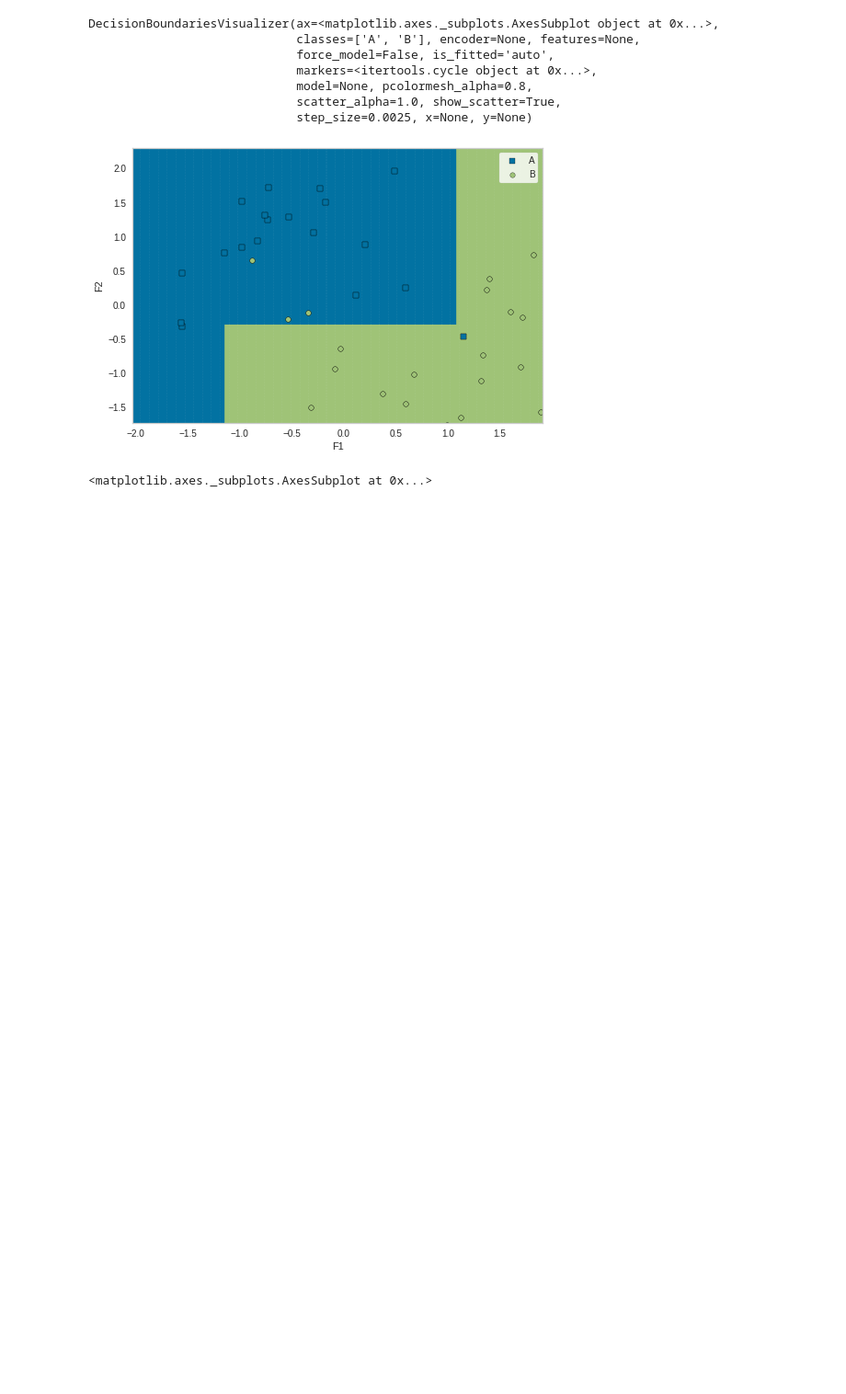
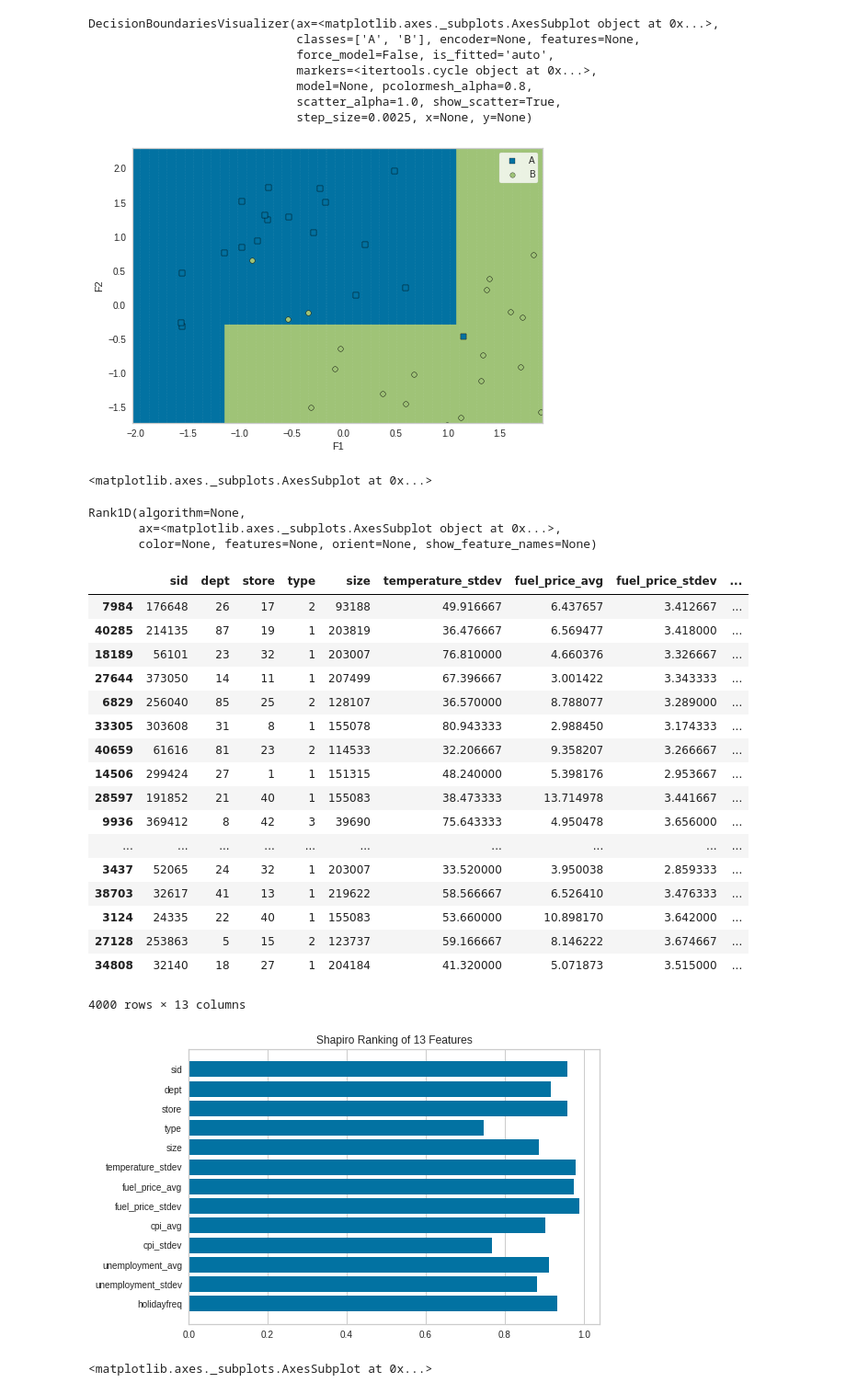
Before and after one commit to maropu/jupyterlab-dockerfile, a Jupyter notebook: examples/yellowbrick.ipynb, the cells around one changed output. Shown: that part at 92% size. Saved outputs shown, nothing was run; the diff lists cells and outputs as text; code cells hidden in the pictures; blank space fills up the shorter version.

Commit message:
Update the examples of yellowbrick

```diff
--- a/examples/yellowbrick.ipynb
+++ b/examples/yellowbrick.ipynb
@@ -286,3 +286,35 @@ DecisionBoundariesVisualizer(ax=<matplotlib.axes._subplots.AxesSubplot object at
                              step_size=0.0025, x=None, y=None)
 [figure]
 <matplotlib.axes._subplots.AxesSubplot at 0x...>
+# %%
+# https://www.scikit-yb.org/en/latest/api/features/rankd.html
+from yellowbrick.features import Rank1D
+
+viz = Rank1D(algorithm='shapiro')
+viz.fit(X, y)
+viz.transform(X)
+viz.poof()
+# %% [output]
+Rank1D(algorithm=None,
+       ax=<matplotlib.axes._subplots.AxesSubplot object at 0x...>,
+       color=None, features=None, orient=None, show_feature_names=None)
+|  | sid | dept | store | type | size | temperature_stdev | fuel_price_avg | fuel_price_stdev | ... |
+| 7984 | 176648 | 26 | 17 | 2 | 93188 | 49.916667 | 6.437657 | 3.412667 | ... |
+| 40285 | 214135 | 87 | 19 | 1 | 203819 | 36.476667 | 6.569477 | 3.418000 | ... |
+| 18189 | 56101 | 23 | 32 | 1 | 203007 | 76.810000 | 4.660376 | 3.326667 | ... |
+| 27644 | 373050 | 14 | 11 | 1 | 207499 | 67.396667 | 3.001422 | 3.343333 | ... |
+| 6829 | 256040 | 85 | 25 | 2 | 128107 | 36.570000 | 8.788077 | 3.289000 | ... |
+| 33305 | 303608 | 31 | 8 | 1 | 155078 | 80.943333 | 2.988450 | 3.174333 | ... |
+| 40659 | 61616 | 81 | 23 | 2 | 114533 | 32.206667 | 9.358207 | 3.266667 | ... |
+| 14506 | 299424 | 27 | 1 | 1 | 151315 | 48.240000 | 5.398176 | 2.953667 | ... |
+| 28597 | 191852 | 21 | 40 | 1 | 155083 | 38.473333 | 13.714978 | 3.441667 | ... |
+| 9936 | 369412 | 8 | 42 | 3 | 39690 | 75.643333 | 4.950478 | 3.656000 | ... |
+| ... | ... | ... | ... | ... | ... | ... | ... | ... | ... |
+| 3437 | 52065 | 24 | 32 | 1 | 203007 | 33.520000 | 3.950038 | 2.859333 | ... |
+| 38703 | 32617 | 41 | 13 | 1 | 219622 | 58.566667 | 6.526410 | 3.476333 | ... |
+| 3124 | 24335 | 22 | 40 | 1 | 155083 | 53.660000 | 10.898170 | 3.642000 | ... |
+| 27128 | 253863 | 5 | 15 | 2 | 123737 | 59.166667 | 8.146222 | 3.674667 | ... |
+| 34808 | 32140 | 18 | 27 | 1 | 204184 | 41.320000 | 5.071873 | 3.515000 | ... |
+4000 rows × 13 columns
+[figure, added]
+<matplotlib.axes._subplots.AxesSubplot at 0x...>
```
Also changed, not shown: parts of 2 cells of this notebook.
